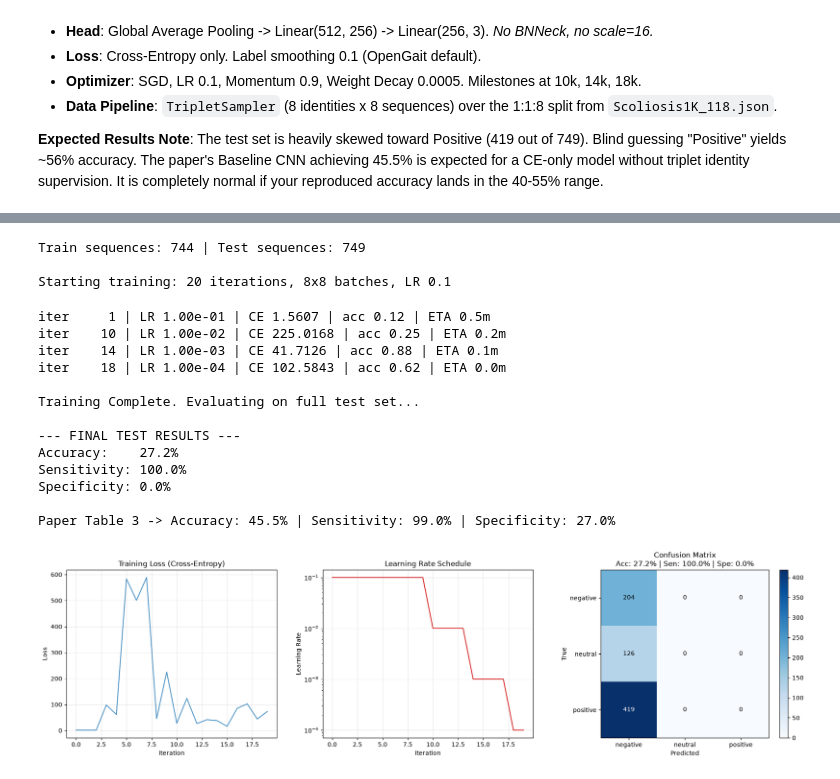
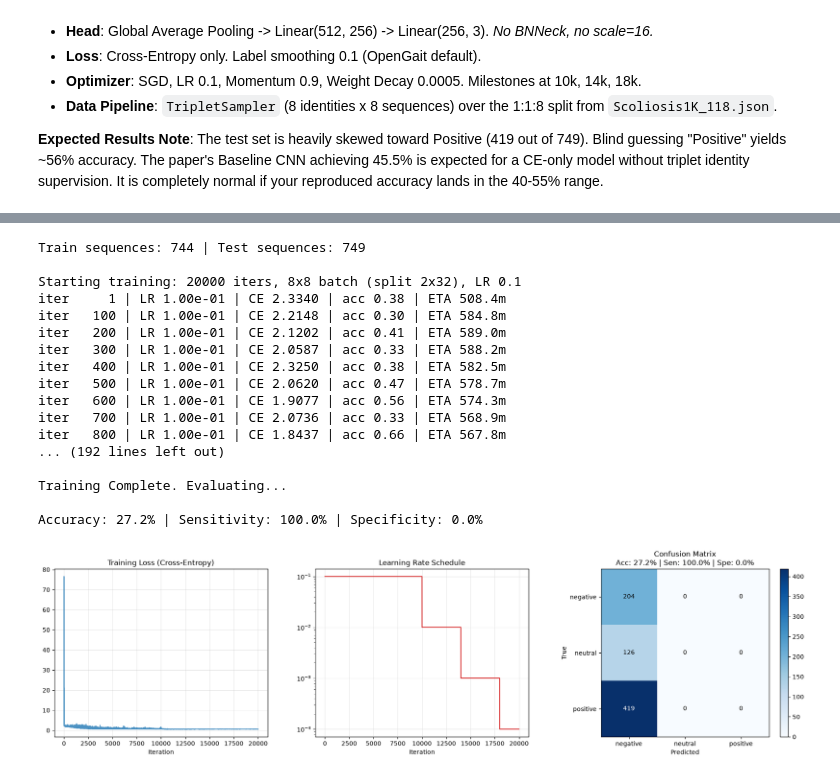
Before and after one commit to lycorixia/OpenGait-ScoNet, a Jupyter notebook: notebooks/baseline_cnn.ipynb, the cells around one changed output, grey strips where cells are left out. Cells and saved outputs as stored; diff of their text form; code cells hidden in the pictures.

Commit message:
Baseline CNN CE Only

```diff
--- a/notebooks/baseline_cnn.ipynb
+++ b/notebooks/baseline_cnn.ipynb
@@ -307,30 +343,24 @@ def paper_metrics(conf):
     return accuracy, sensitivity, specificity
 
 def plot_all(history, conf, acc, sen, spe):
-    """Generates a 3-panel plot: Loss curve, LR curve, Confusion Matrix."""
     fig, axes = plt.subplots(1, 3, figsize=(18, 5))
 
-    # 1. Loss Curve
     axes[0].plot(history["ce"], color='tab:blue', alpha=0.8)
     axes[0].set_title("Training Loss (Cross-Entropy)")
     axes[0].set_xlabel("Iteration")
-    axes[0].set_ylabel("Loss")
     axes[0].grid(True, alpha=0.3)
 
-    # 2. Learning Rate Curve
     axes[1].plot(history["lr"], color='tab:red')
     axes[1].set_title("Learning Rate Schedule")
     axes[1].set_xlabel("Iteration")
-    axes[1].set_ylabel("Learning Rate")
-    axes[1].set_yscale('log') # Log scale is best for LR drops
+    axes[1].set_yscale('log')
     axes[1].grid(True, alpha=0.3)
 
-    # 3. Confusion Matrix
     im = axes[2].imshow(conf, cmap="Blues")
     for i in range(3):
         for j in range(3):
-            text = axes[2].text(j, i, conf[i, j], ha="center", va="center",
-                                color="white" if conf[i, j] > conf.max() / 2 else "black")
+            axes[2].text(j, i, conf[i, j], ha="center", va="center",
+                         color="white" if conf[i, j] > conf.max() / 2 else "black")
     axes[2].set_xticks([0, 1, 2])
     axes[2].set_yticks([0, 1, 2])
     axes[2].set_xticklabels(LABELS)
@@ -346,64 +376,52 @@ def plot_all(history, conf, acc, sen, spe):
 def evaluate(model, items, history):
     conf = confusion(model, items)
     acc, sen, spe = paper_metrics(conf)
-
-    print("\n--- FINAL TEST RESULTS ---")
-    print(f"Accuracy:    {acc:.1%}")
-    print(f"Sensitivity: {sen:.1%}")
-    print(f"Specificity: {spe:.1%}")
-    print("\nPaper Table 3 -> Accuracy: 45.5% | Sensitivity: 99.0% | Specificity: 27.0%")
-
+    print(f"\nAccuracy: {acc:.1%} | Sensitivity: {sen:.1%} | Specificity: {spe:.1%}")
     plot_all(history, conf, acc, sen, spe)
 # %%
 # ==========================================
-# 6. EXECUTE TRAINING & EVAL
+# 6. EXECUTE TRAINING
 # ==========================================
-CKPT_PATH = "baseline_cnn_ce.pt"
+CKPT_PATH = "baseline_cnn_ce_final.pt"
 RUN_FULL = True
 
-if not RUN_FULL:
-    print("RUN_FULL is False. Skipping full training.")
-else:
+if RUN_FULL:
     with open(PARTITION_JSON, "r", encoding="utf-8") as f:
         partition = json.load(f)
 
     train_items = build_index(DATASET_ROOT, partition["TRAIN_SET"])
     test_items = build_index(DATASET_ROOT, partition["TEST_SET"])
-
     print(f"Train sequences: {len(train_items)} | Test sequences: {len(test_items)}")
-    if DEBUG_SINGLE_BATCH:
-        print("WARNING: DEBUG_SINGLE_BATCH is True. This is for pipeline testing only, NOT the paper protocol.")
-        train_items = [next(i for i in train_items if i[1] == c) for c in range(3)]
-        print(f"Reduced train set to 3 sequences (one per class).")
 
     set_seed()
     model = make_model()
     get_batch = make_triplet_batch_fn(train_items, IDS_PER_BATCH, SEQS_PER_ID)
 
-    print(f"\nStarting training: {TOTAL_ITERS} iterations, {IDS_PER_BATCH}x{SEQS_PER_ID} batches, LR {TRAIN_LR}")
+    print(f"\nStarting training: {TOTAL_ITERS} iters, 8x8 batch (split 2x32), LR {TRAIN_LR}")
     history = train(
         model, get_batch, iters=TOTAL_ITERS, lr=TRAIN_LR,
         milestones=MILESTONES, log_every=100, amp=True,
         label_smoothing=LABEL_SMOOTHING, ckpt_path=CKPT_PATH, save_every=5000, resume=False
     )
 
-    print("\nTraining Complete. Evaluating on full test set...")
+    print("\nTraining Complete. Evaluating...")
     evaluate(model, test_items, history)
 # %% [output]
 Train sequences: 744 | Test sequences: 749
 
-Starting training: 20 iterations, 8x8 batches, LR 0.1
+Starting training: 20000 iters, 8x8 batch (split 2x32), LR 0.1
+iter     1 | LR 1.00e-01 | CE 2.3340 | acc 0.38 | ETA 508.4m
+iter   100 | LR 1.00e-01 | CE 2.2148 | acc 0.30 | ETA 584.8m
+iter   200 | LR 1.00e-01 | CE 2.1202 | acc 0.41 | ETA 589.0m
+iter   300 | LR 1.00e-01 | CE 2.0587 | acc 0.33 | ETA 588.2m
+iter   400 | LR 1.00e-01 | CE 2.3250 | acc 0.38 | ETA 582.5m
+iter   500 | LR 1.00e-01 | CE 2.0620 | acc 0.47 | ETA 578.7m
+iter   600 | LR 1.00e-01 | CE 1.9077 | acc 0.56 | ETA 574.3m
+iter   700 | LR 1.00e-01 | CE 2.0736 | acc 0.33 | ETA 568.9m
+iter   800 | LR 1.00e-01 | CE 1.8437 | acc 0.66 | ETA 567.8m
+... (192 lines left out)
+
+Training Complete. Evaluating...
+
+Accuracy: 27.2% | Sensitivity: 100.0% | Specificity: 0.0%
-iter     1 | LR 1.00e-01 | CE 1.5607 | acc 0.12 | ETA 0.5m
-iter    10 | LR 1.00e-02 | CE 225.0168 | acc 0.25 | ETA 0.2m
-iter    14 | LR 1.00e-03 | CE 41.7126 | acc 0.88 | ETA 0.1m
-iter    18 | LR 1.00e-04 | CE 102.5843 | acc 0.62 | ETA 0.0m
-
-Training Complete. Evaluating on full test set...
-
---- FINAL TEST RESULTS ---
-Accuracy:    27.2%
-Sensitivity: 100.0%
-Specificity: 0.0%
-
-Paper Table 3 -> Accuracy: 45.5% | Sensitivity: 99.0% | Specificity: 27.0%
-[figure, old version]
+[figure, new version]
```
Also changed, not shown: parts of 4 cells of this notebook.
